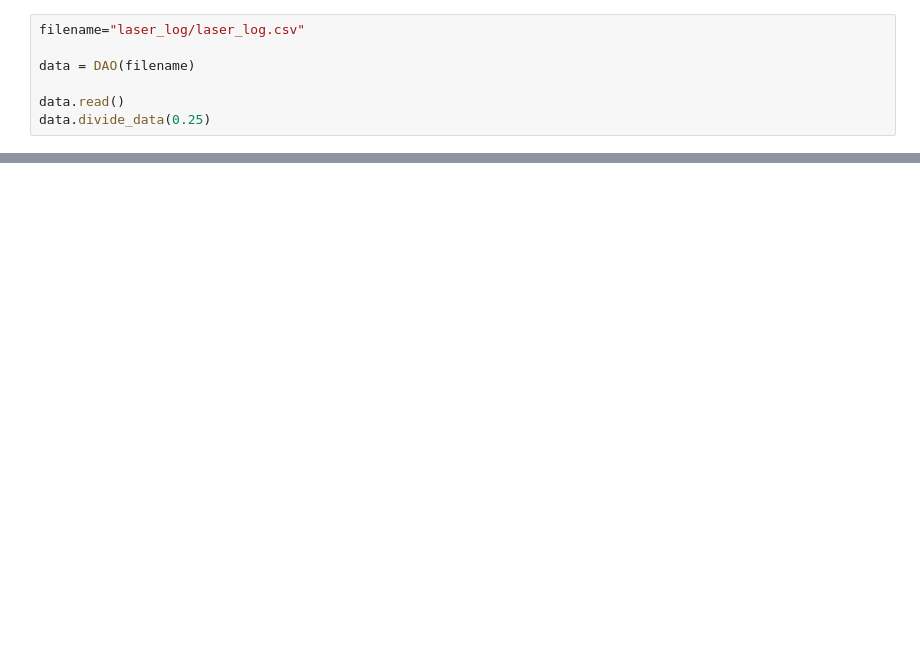
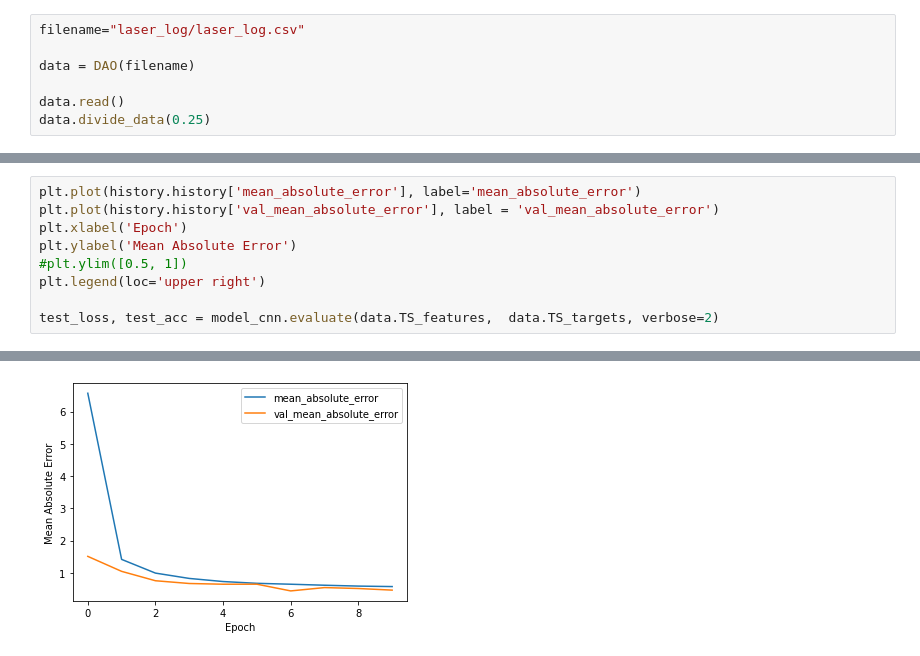
Before and after one commit to P1G1U/Thesis_AITronik, a Jupyter notebook: Basis/execution.ipynb, the cells around one changed output, grey strips where cells are left out. Drawn from its saved outputs; the diff is of its cells as text; blank space fills up the shorter version.

```diff
--- a/Basis/execution.ipynb
+++ b/Basis/execution.ipynb
@@ -79,0 +140,10 @@ ValueError: Failed to convert a NumPy array to a Tensor (Unsupported object type
+# %%
+plt.plot(history.history['mean_absolute_error'], label='mean_absolute_error')
+plt.plot(history.history['val_mean_absolute_error'], label = 'val_mean_absolute_error')
+plt.xlabel('Epoch')
+plt.ylabel('Mean Absolute Error')
+#plt.ylim([0.5, 1])
+plt.legend(loc='upper right')
+
+test_loss, test_acc = model_cnn.evaluate(data.TS_features,  data.TS_targets, verbose=2)
+# %% [output]
@@ -79,0 +151 @@ ValueError: Failed to convert a NumPy array to a Tensor (Unsupported object type
+[figure, added]
```
Also changed, not shown: parts of 10 cells of this notebook, 11 other files.
